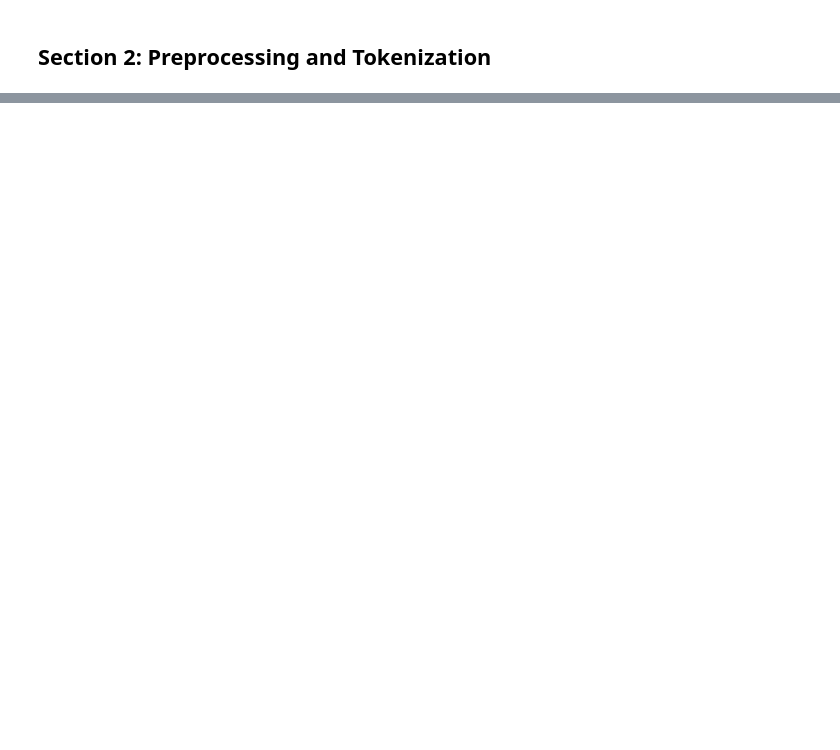
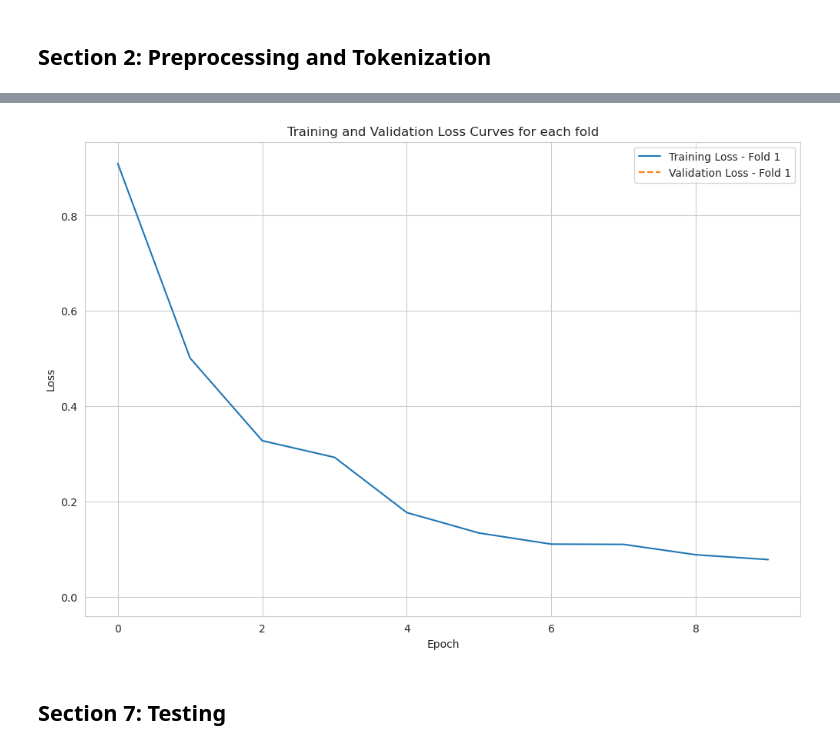
Before and after one commit to LucasJLBraz/DataScience_Mandacaru, a Jupyter notebook: Lucas Braz/BERT_CV_OTIMIN.ipynb, the cells around one changed output, grey strips where cells are left out. Drawn from its saved outputs; the diff is of its cells as text; code cells hidden in the pictures; blank space fills up the shorter version.

```diff
--- a/Lucas Braz/BERT_CV_OTIMIN.ipynb
+++ b/Lucas Braz/BERT_CV_OTIMIN.ipynb
@@ -33,4 +26,4 @@ df = df.dropna()
 
 # Tokenization
 tokenizer = transformers.BertTokenizer.from_pretrained('bert-base-uncased')
-X_train, X_test, y_train, y_test = train_test_split(df.Sentence.values, labels, test_size=0.2, stratify=df.Sentiment.values)
+X_train, X_test_final, y_train, y_test_final = train_test_split(df.Sentence.values, labels, test_size=0.1, stratify=df.Sentiment.values)
@@ -70,24 +63,20 @@ class Datagen(Dataset):
 # %%
-# TensorBoard Configuration
-writer = SummaryWriter()
-
 class SentimentModel(nn.Module):
     def __init__(self, n_class):
         super(SentimentModel, self).__init__()
         self.bert = BertModel.from_pretrained("bert-base-uncased")
         self.drop = nn.Dropout(0.3)
         self.out = nn.Linear(self.bert.config.hidden_size, n_class)
-        self.softmax = nn.Softmax(dim=1)
+        # self.softmax = nn.Softmax(dim=1)
 
     def forward(self, input_ids, attention_mask):
         _, pooled_output = self.bert(input_ids, attention_mask, return_dict=False)
         output = self.drop(pooled_output)
-        output = self.out(output)
-        return self.softmax(output)
+        return self.out(output)
 
 model = SentimentModel(n_class=3)
 model = model.to(torch.device('cuda'))
 optimizer = torch.optim.AdamW(model.parameters(), lr=2e-5)
 criterion = nn.CrossEntropyLoss()
-scheduler = ReduceLROnPlateau(optimizer, 'min')
+scheduler = ReduceLROnPlateau(optimizer, 'min',verbose=True)
 # %% [output]
@@ -185,3 +206,19 @@ Fold 5/5         Epoch: 4        Train accuracy: 0.8813993174061433      CV accu
+# %%
+# Plotting Training and Validation Loss Curves for each fold
+plt.figure(figsize=(12, 8))
+for fold in range(len(all_train_losses)):
+    plt.plot(all_train_losses[fold], label=f'Training Loss - Fold {fold + 1}')
+    plt.plot(all_cv_losses[fold], label=f'Validation Loss - Fold {fold + 1}', linestyle='--')
+
+plt.xlabel('Epoch')
+plt.ylabel('Loss')
+plt.title('Training and Validation Loss Curves for each fold')
+plt.legend()
+plt.show()
+# %% [output]
+[figure, added]
+# %% [markdown]
+## Section 7: Testing
 # %%
 # Testing
 model.eval()
```
Also changed, not shown: parts of 15 cells of this notebook.
